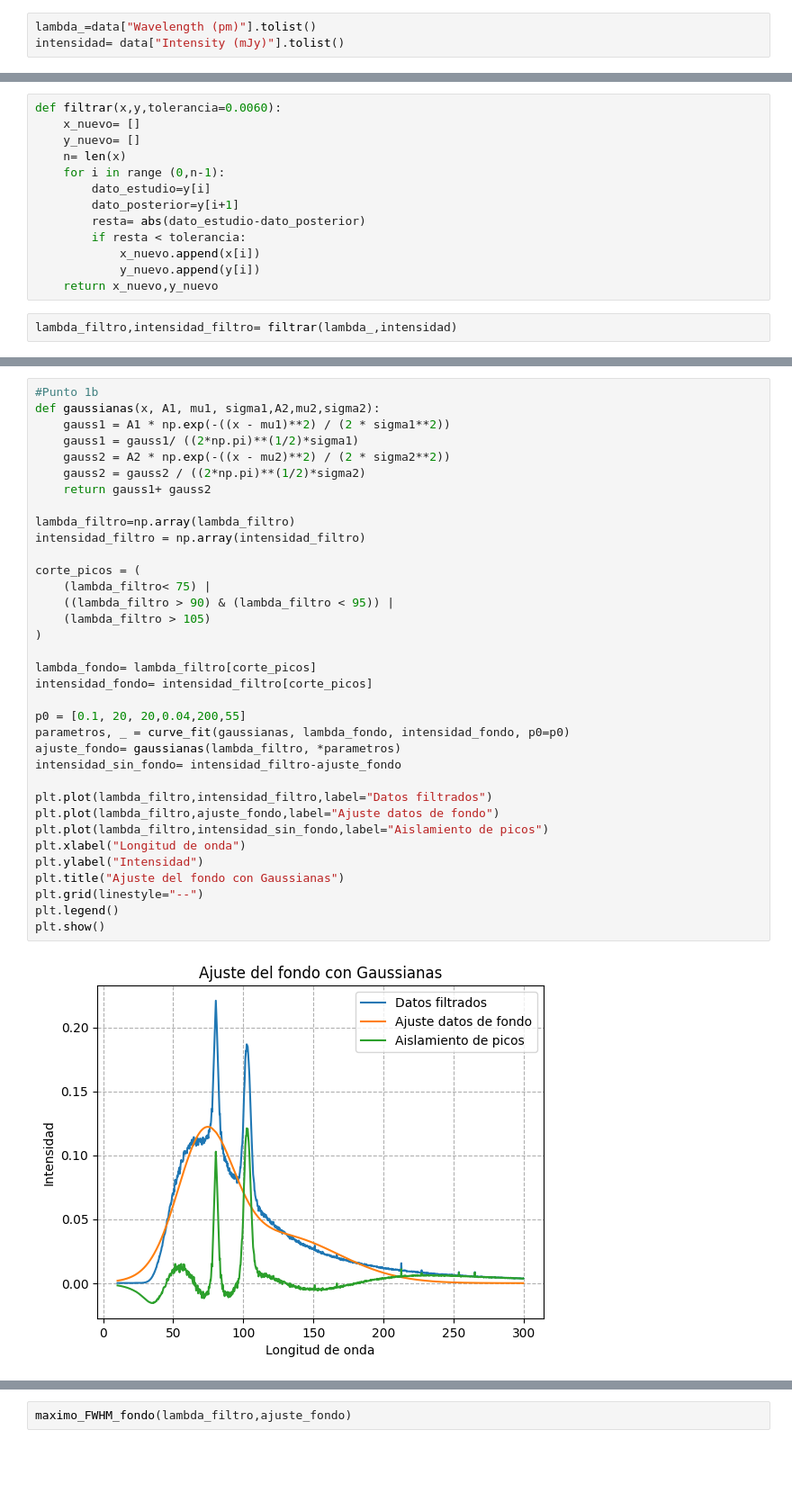
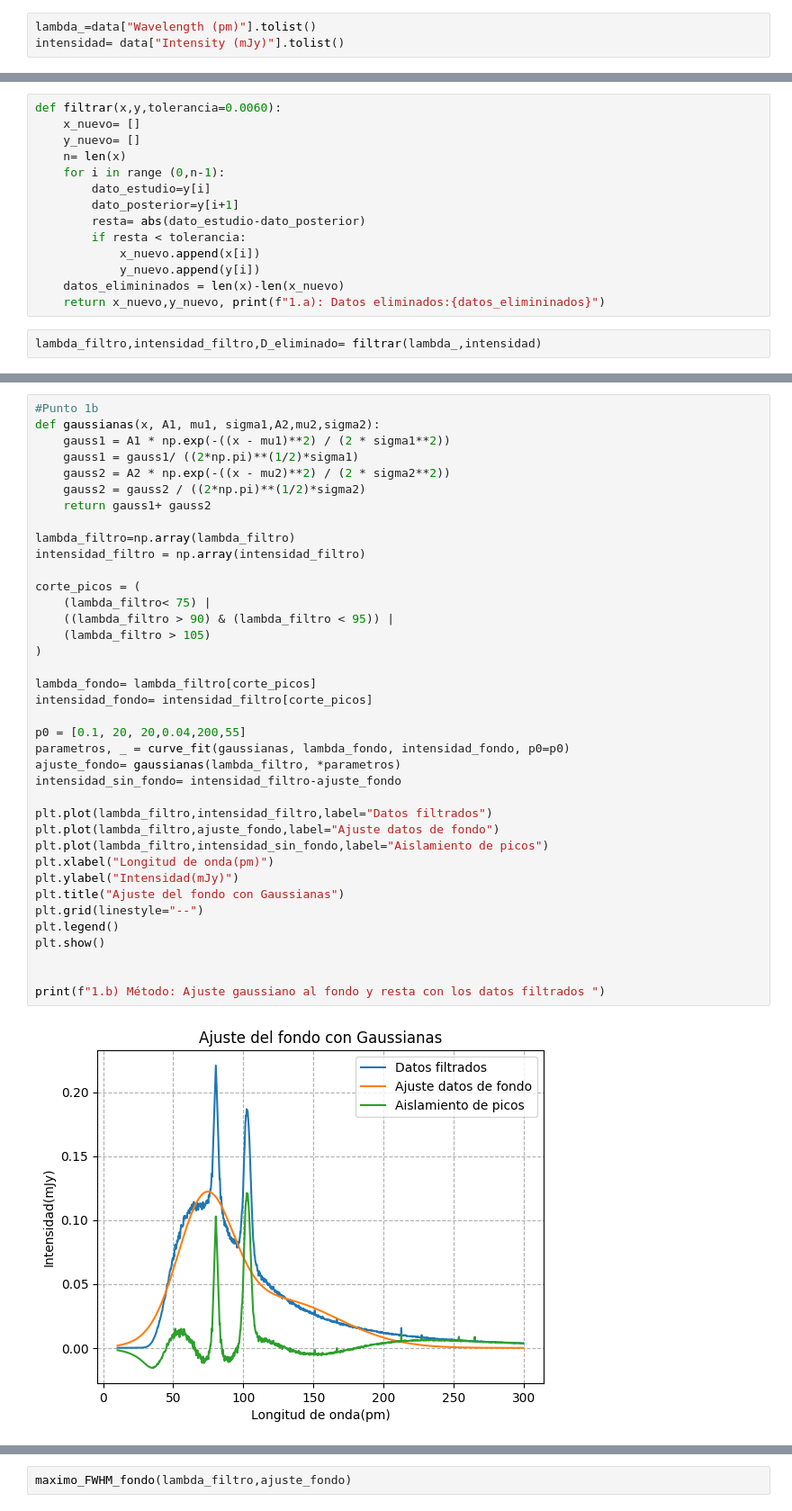
Before and after one commit to JessiDaniL/metodos2_grupo1, a Jupyter notebook: Talleres/Taller_1/Punto_1/i.ipynb, the cells around one changed output, grey strips where cells are left out. Shown: that part at 90% size. Cells and saved outputs as stored; diff of their text form; blank space fills up the shorter version.

Commit message:
Pasando datos al archivo pyton y guardando las respectivas graficas

```diff
--- a/Talleres/Taller_1/Punto_1/i.ipynb
+++ b/Talleres/Taller_1/Punto_1/i.ipynb
@@ -26,6 +20,7 @@ def filtrar(x,y,tolerancia=0.0060):
         if resta < tolerancia:
             x_nuevo.append(x[i])
             y_nuevo.append(y[i])
-    return x_nuevo,y_nuevo
+    datos_elimininados = len(x)-len(x_nuevo)
+    return x_nuevo,y_nuevo, print(f"1.a): Datos eliminados:{datos_elimininados}")
 # %%
-lambda_filtro,intensidad_filtro= filtrar(lambda_,intensidad)
+lambda_filtro,intensidad_filtro,D_eliminado= filtrar(lambda_,intensidad)
@@ -46,33 +44,36 @@ def gaussianas(x, A1, mu1, sigma1,A2,mu2,sigma2):
     gauss1 = gauss1/ ((2*np.pi)**(1/2)*sigma1)
     gauss2 = A2 * np.exp(-((x - mu2)**2) / (2 * sigma2**2))
     gauss2 = gauss2 / ((2*np.pi)**(1/2)*sigma2)
     return gauss1+ gauss2
 
 lambda_filtro=np.array(lambda_filtro)
 intensidad_filtro = np.array(intensidad_filtro)
 
 corte_picos = (
     (lambda_filtro< 75) |
     ((lambda_filtro > 90) & (lambda_filtro < 95)) |
     (lambda_filtro > 105)
 )
 
 lambda_fondo= lambda_filtro[corte_picos]
 intensidad_fondo= intensidad_filtro[corte_picos]
 
 p0 = [0.1, 20, 20,0.04,200,55]
 parametros, _ = curve_fit(gaussianas, lambda_fondo, intensidad_fondo, p0=p0)
 ajuste_fondo= gaussianas(lambda_filtro, *parametros)
 intensidad_sin_fondo= intensidad_filtro-ajuste_fondo
 
 plt.plot(lambda_filtro,intensidad_filtro,label="Datos filtrados")
 plt.plot(lambda_filtro,ajuste_fondo,label="Ajuste datos de fondo")
 plt.plot(lambda_filtro,intensidad_sin_fondo,label="Aislamiento de picos")
-plt.xlabel("Longitud de onda")
-plt.ylabel("Intensidad")
+plt.xlabel("Longitud de onda(pm)")
+plt.ylabel("Intensidad(mJy)")
 plt.title("Ajuste del fondo con Gaussianas")
 plt.grid(linestyle="--")
 plt.legend()
 plt.show()
+
+
+print(f"1.b) Método: Ajuste gaussiano al fondo y resta con los datos filtrados ")
 # %% [output]
-[figure, old version]
+[figure, new version]
```
Also changed, not shown: parts of 11 cells of this notebook, 4 other files.
